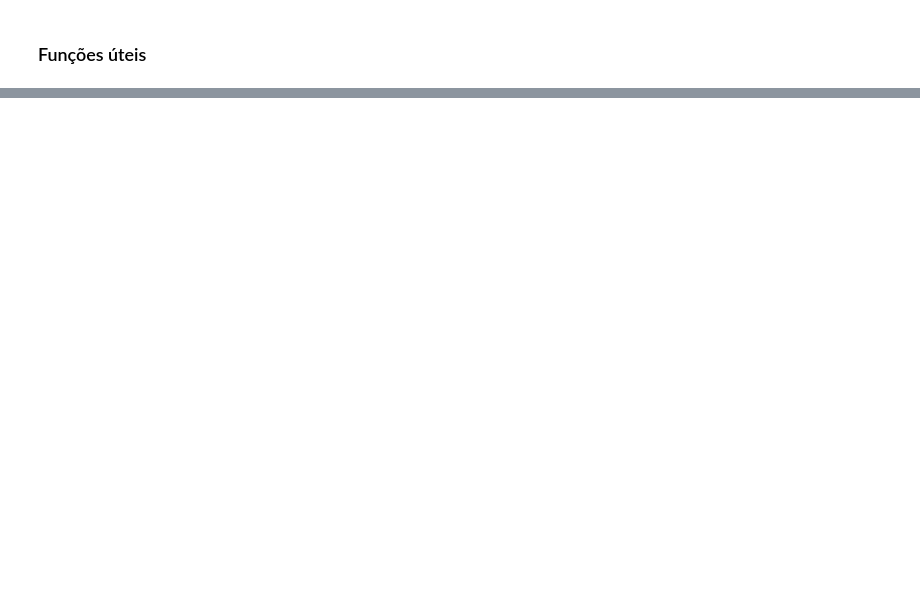
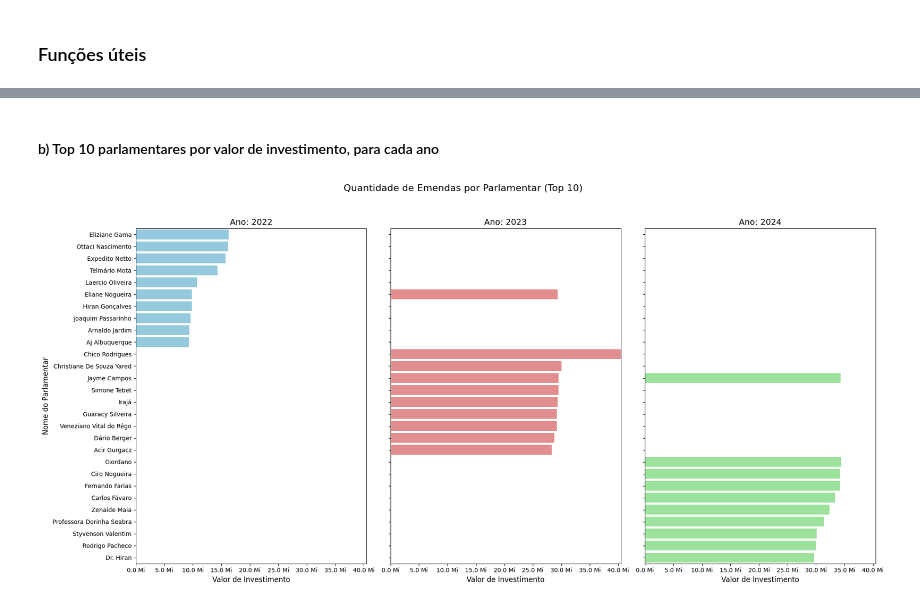
Before and after one commit to halisson-gomides/bootcamps, a Jupyter notebook: MGI_2025/API_especiais_consumindo_dados.ipynb, the cells around one changed output, grey strips where cells are left out. Drawn from its saved outputs; the diff is of its cells as text; code cells hidden in the pictures; blank space fills up the shorter version.

```diff
--- a/MGI_2025/API_especiais_consumindo_dados.ipynb
+++ b/MGI_2025/API_especiais_consumindo_dados.ipynb
@@ -217,0 +236,28 @@ Total de linhas: 513
+# %% [markdown]
+#### b) Top 10 parlamentares por valor de investimento, para cada ano
+# %%
+# b) Top 10 parlamentares por valor de investimento, para cada ano
+
+# Obtem o valor máximo de 'valor_investimento_plano_acao' independente do ano
+max_value = df_paes_agrupado['valor_investimento_plano_acao'].max()
+
+# Criando a figura e os eixos
+fig, axes = plt.subplots(1, 3, figsize=(20, 10), sharey=True)
+fig.suptitle('Quantidade de Emendas por Parlamentar (Top 10)', fontsize=16)
+
+for i, ano in enumerate(anos):
+  ax = axes[i]
+  df_ano = df_paes_agrupado.loc[df_paes_agrupado['ano_emenda_parlamentar_plano_acao'] == ano].sort_values('valor_investimento_plano_acao', ascending=False).head(10)
+
+  sns.barplot(x='valor_investimento_plano_acao', y='nome_parlamentar_emenda_plano_acao', data=df_ano, ax=ax, color=cores[i], orient='h')
+
+  ax.set_title(f'Ano: {int(ano)}', fontsize=14)
+  ax.set_xlabel('Valor de Investimento', fontsize=12)
+  ax.set_ylabel('Nome do Parlamentar', fontsize=12)
+  ax.set_xlim(0, max_value) # mantém a mesma escala de valores entre os anos
+  ax.xaxis.set_major_formatter(ticker.FuncFormatter(millions_formatter))
+
+plt.tight_layout(rect=[0, 0.03, 1, 0.95])
+plt.show()
+# %% [output]
+[figure, added]
```
Also changed, not shown: parts of 91 cells of this notebook.
